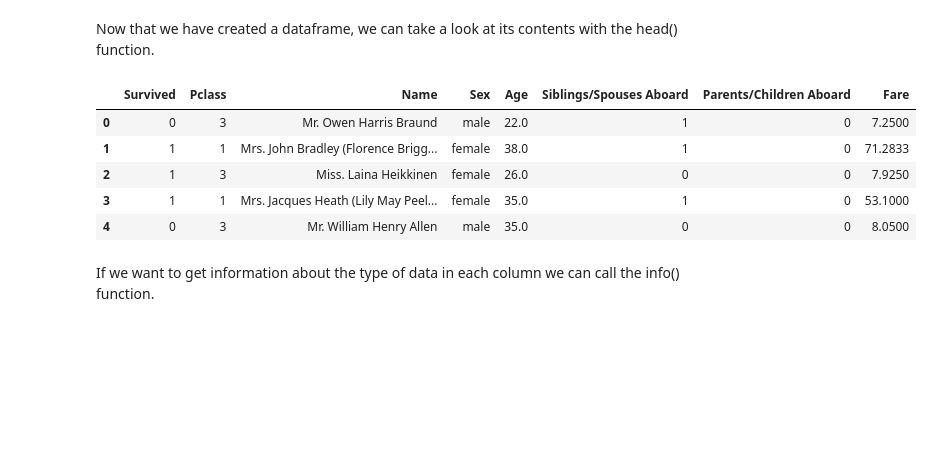
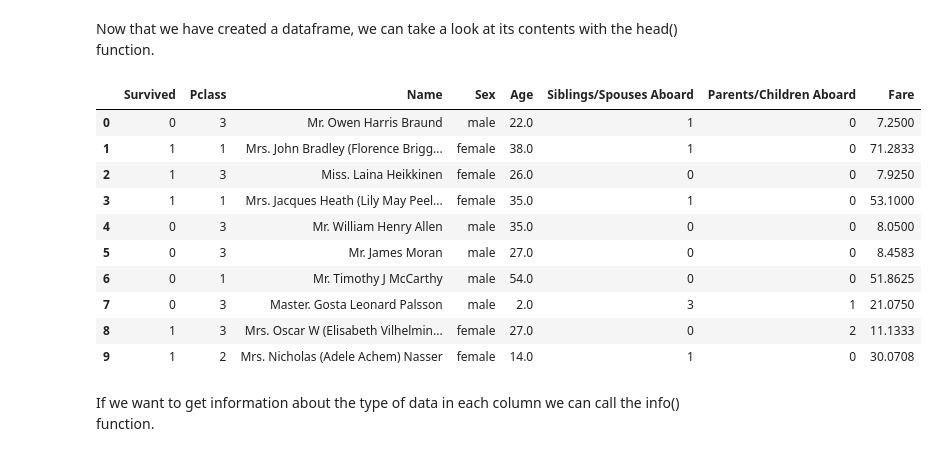
Before and after one commit to AmolMavuduru/IntroToMachineLearning, a Jupyter notebook: Intro to Machine Learning.ipynb, the cells around one changed output. Cells and saved outputs as stored; diff of their text form; code cells hidden in the pictures; blank space fills up the shorter version.

```diff
--- a/Intro to Machine Learning.ipynb
+++ b/Intro to Machine Learning.ipynb
@@ -182,14 +210,19 @@ titanic_data = pd.read_csv("titanic.csv")
 # %% [markdown]
 Now that we have created a dataframe, we can take a look at its contents with the head() function.
 # %%
-titanic_data.head()
+titanic_data.head(10)
 # %% [output]
 |  | Survived | Pclass | Name | Sex | Age | Siblings/Spouses Aboard | Parents/Children Aboard | Fare |
 | 0 | 0 | 3 | Mr. Owen Harris Braund | male | 22.0 | 1 | 0 | 7.2500 |
 | 1 | 1 | 1 | Mrs. John Bradley (Florence Brigg... | female | 38.0 | 1 | 0 | 71.2833 |
 | 2 | 1 | 3 | Miss. Laina Heikkinen | female | 26.0 | 0 | 0 | 7.9250 |
 | 3 | 1 | 1 | Mrs. Jacques Heath (Lily May Peel... | female | 35.0 | 1 | 0 | 53.1000 |
 | 4 | 0 | 3 | Mr. William Henry Allen | male | 35.0 | 0 | 0 | 8.0500 |
+| 5 | 0 | 3 | Mr. James Moran | male | 27.0 | 0 | 0 | 8.4583 |
+| 6 | 0 | 1 | Mr. Timothy J McCarthy | male | 54.0 | 0 | 0 | 51.8625 |
+| 7 | 0 | 3 | Master. Gosta Leonard Palsson | male | 2.0 | 3 | 1 | 21.0750 |
+| 8 | 1 | 3 | Mrs. Oscar W (Elisabeth Vilhelmin... | female | 27.0 | 0 | 2 | 11.1333 |
+| 9 | 1 | 2 | Mrs. Nicholas (Adele Achem) Nasser | female | 14.0 | 1 | 0 | 30.0708 |
 # %% [markdown]
 If we want to get information about the type of data in each column we can call the info() function.
 # %%
```
Also changed, not shown: parts of 17 cells of this notebook, 1 other file.
